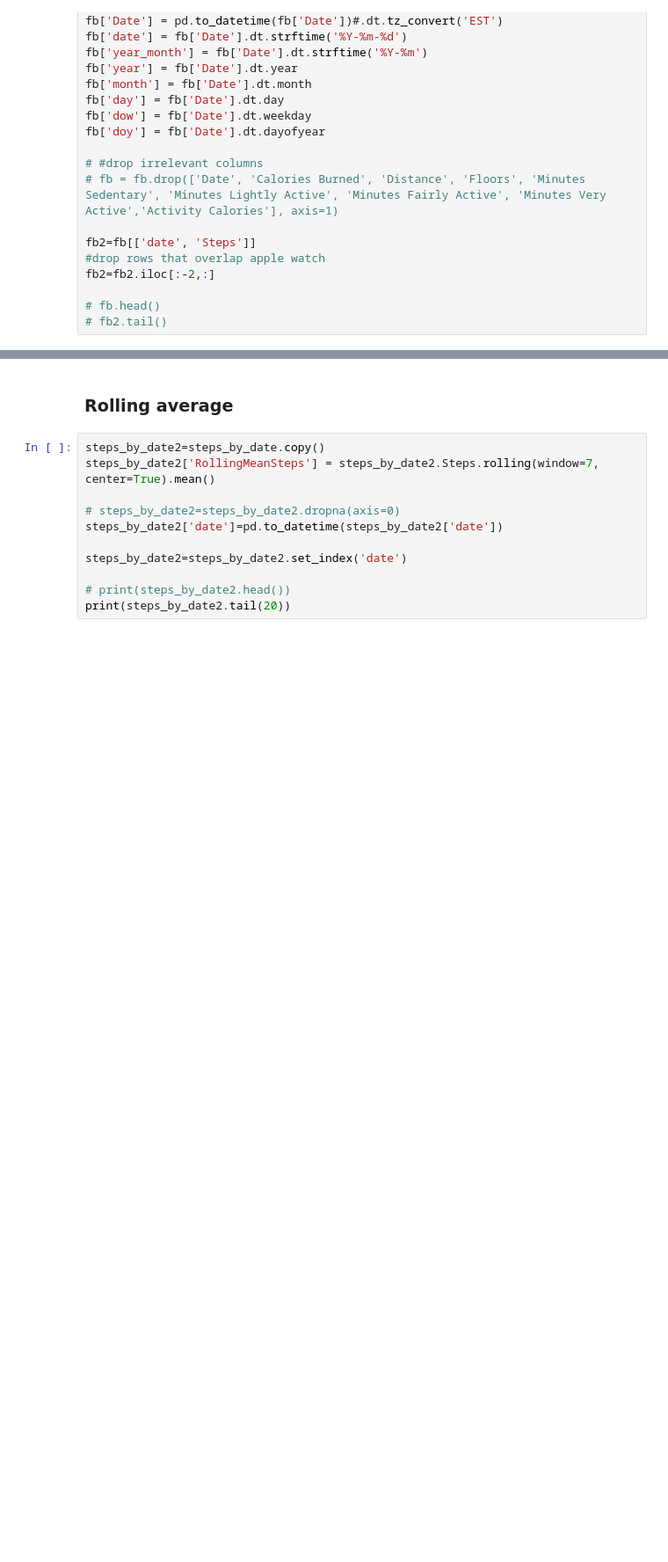
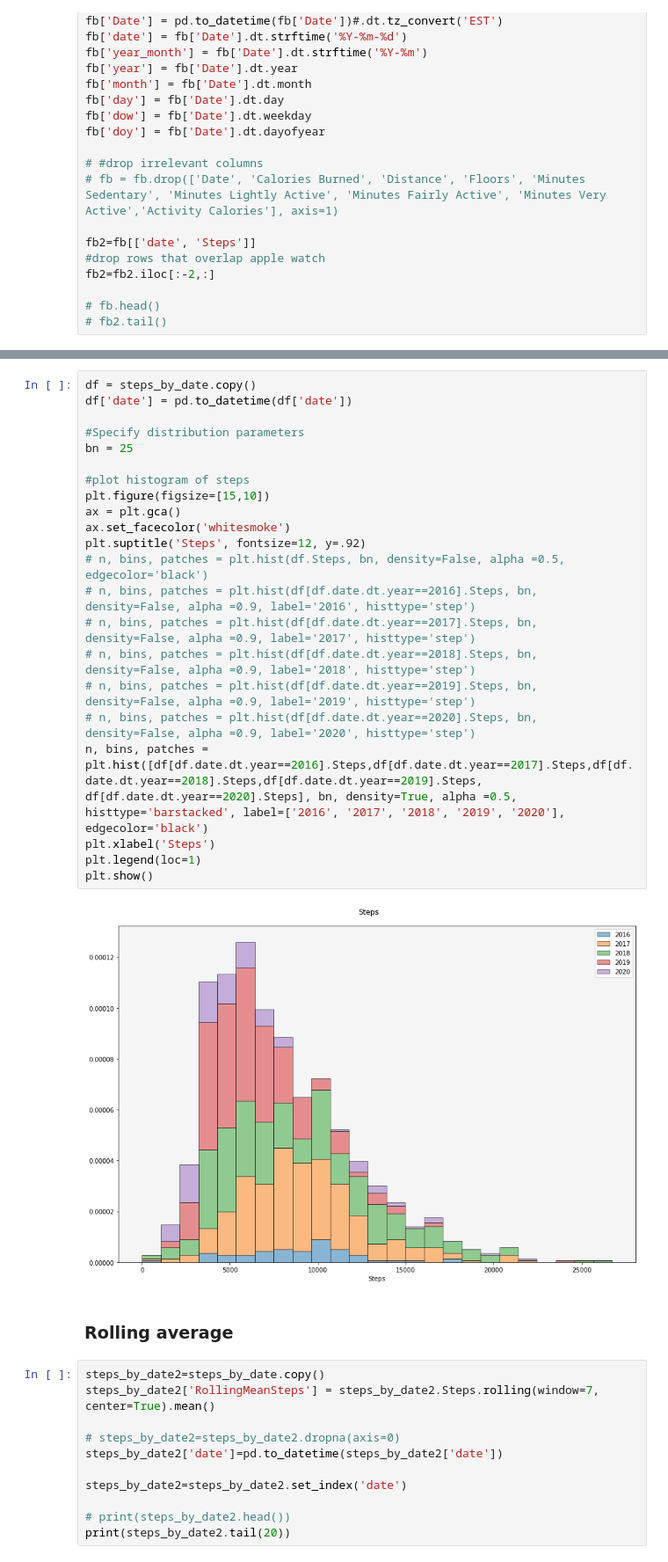
Before and after one commit to gregmames/HealthTracking, a Jupyter notebook: apple_health_data_processor.ipynb, the cells around one changed output, grey strips where cells are left out. Shown: that part at 88% size. Drawn from its saved outputs; the diff is of its cells as text; blank space fills up the shorter version.

```diff
--- a/apple_health_data_processor.ipynb
+++ b/apple_health_data_processor.ipynb
@@ -128,3 +130,27 @@ print(steps_by_date.tail())
+# %%
+df = steps_by_date.copy()
+df['date'] = pd.to_datetime(df['date'])
+
+#Specify distribution parameters
+bn = 25
+
+#plot histogram of steps
+plt.figure(figsize=[15,10])
+ax = plt.gca()
+ax.set_facecolor('whitesmoke')
+plt.suptitle('Steps', fontsize=12, y=.92)
+# n, bins, patches = plt.hist(df.Steps, bn, density=False, alpha =0.5, edgecolor='black')
+# n, bins, patches = plt.hist(df[df.date.dt.year==2016].Steps, bn, density=False, alpha =0.9, label='2016', histtype='step')
+# n, bins, patches = plt.hist(df[df.date.dt.year==2017].Steps, bn, density=False, alpha =0.9, label='2017', histtype='step')
+# n, bins, patches = plt.hist(df[df.date.dt.year==2018].Steps, bn, density=False, alpha =0.9, label='2018', histtype='step')
+# n, bins, patches = plt.hist(df[df.date.dt.year==2019].Steps, bn, density=False, alpha =0.9, label='2019', histtype='step')
+# n, bins, patches = plt.hist(df[df.date.dt.year==2020].Steps, bn, density=False, alpha =0.9, label='2020', histtype='step')
+n, bins, patches = plt.hist([df[df.date.dt.year==2016].Steps,df[df.date.dt.year==2017].Steps,df[df.date.dt.year==2018].Steps,df[df.date.dt.year==2019].Steps, df[df.date.dt.year==2020].Steps], bn, density=True, alpha =0.5, histtype='barstacked', label=['2016', '2017', '2018', '2019', '2020'], edgecolor='black')
+plt.xlabel('Steps')
+plt.legend(loc=1)
+plt.show()
+# %% [output]
+[figure, added]
 # %% [markdown]
 ### Rolling average
 # %%
```
Also changed, not shown: parts of 24 cells of this notebook, 1 other file.
